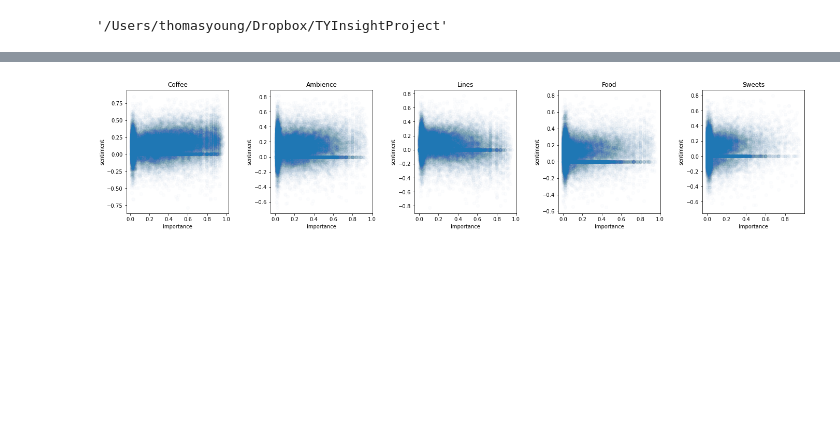
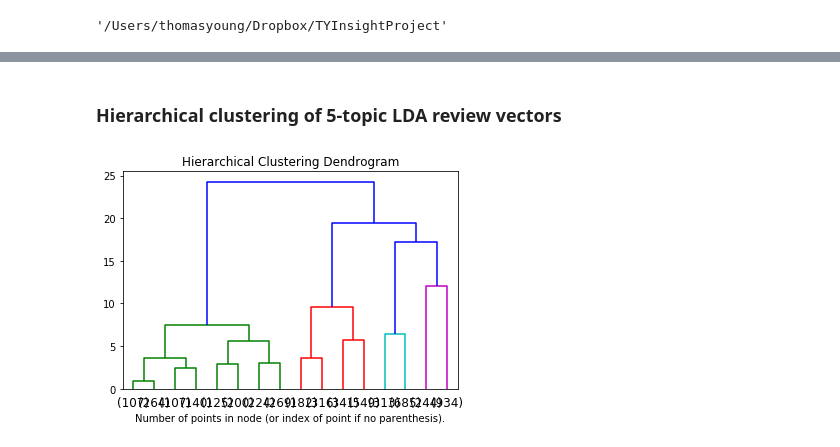
Before and after one commit to thomasyounghi/TY-InsightProject, a Jupyter notebook: LDA_5Topic_VisualizationandGraphs/EDA_LDATopicImportance.ipynb, the cells around one changed output, grey strips where cells are left out. Cells and saved outputs as stored; diff of their text form; code cells hidden in the pictures; blank space fills up the shorter version.

```diff
--- a/LDA_5Topic_VisualizationandGraphs/EDA_LDATopicImportance.ipynb
+++ b/LDA_5Topic_VisualizationandGraphs/EDA_LDATopicImportance.ipynb
@@ -76,11 +19,0 @@ Topic sentiment is defined as the product of the topic importance and the review
-# %%
-fig, ax = plt.subplots(1,5,figsize=(20,5))
-fig.tight_layout(pad=5)
-
-for i in range(5):
-    ax[i].scatter(reviews['t' + str(i)],reviews['t' + str(i) + 's'],alpha=0.01)
-    ax[i].set_xlabel('importance')
-    ax[i].set_ylabel('sentiment')
-    ax[i].set_title(topiclabels[i])
-# %% [output]
-[figure, removed]
@@ -86,0 +41,58 @@ for i in range(5):
+# %%
+shops = pd.read_csv('./ProcessedData/coffeeshops_withcfcutoff.csv')
+reviews = pd.read_csv('./LDAresults/ldatopicweights_allreviews_5topics.csv')
+merged = pd.merge(shops,reviews,how='inner',on = ['alias'])
+# %%
+#How is the review data distributed in the LDA topic space?
+#Is there a most common type of review?
+#What does the distribution look like for different types of coffee shops?
+#Are reviews for the same coffee shop in a chain generally closer to one another? This would indicate that
+#What people write about in a review depends what the coffee shop serves
+mergedsmall = merged.sample(n=5000)
+mergedsmall.reset_index(inplace=True,drop=True)
+ldavecs = mergedsmall[['t0','t1','t2','t3','t4']]
+# %% [markdown]
+### Hierarchical clustering of 5-topic LDA review vectors
+# %%
+#Determining whether there is any structure to the distribution of LDA vectors.
+#Do some topics tend to be correlated with others?
+#How can we visualize the distribution of these probability vectors
+#Is there a hierarchy to the clustering.  Are some classes of lda vector more similar to one
+#another than other groups?
+#K means works better with spherical clusters but the constraint that the vectors sum to 1 makes it unlikely for this to hold
+#Use Euclidean distance because very big differences in a probability class should weigh more than
+#many small differences.
+
+def plot_dendrogram(model, **kwargs):
+    # Create linkage matrix and then plot the dendrogram
+
+    # create the counts of samples under each node
+    counts = np.zeros(model.children_.shape[0])
+    n_samples = len(model.labels_)
+    for i, merge in enumerate(model.children_):
+        current_count = 0
+        for child_idx in merge:
+            if child_idx < n_samples:
+                current_count += 1  # leaf node
+            else:
+                current_count += counts[child_idx - n_samples]
+        counts[i] = current_count
+
+    linkage_matrix = np.column_stack([model.children_, model.distances_,
+                                      counts]).astype(float)
+
+    # Plot the corresponding dendrogram
+    dendrogram(linkage_matrix, **kwargs)
+
+
+# setting distance_threshold=0 ensures we compute the full tree.
+model = AgglomerativeClustering(distance_threshold=0, n_clusters=None)
+
+model = model.fit(ldavecs)
+plt.title('Hierarchical Clustering Dendrogram')
+# plot the top three levels of the dendrogram
+plot_dendrogram(model, truncate_mode='level', p=3)
+plt.xlabel("Number of points in node (or index of point if no parenthesis).")
+plt.show()
+# %% [output]
+[figure, added]
```
Also changed, not shown: parts of 24 cells of this notebook.
